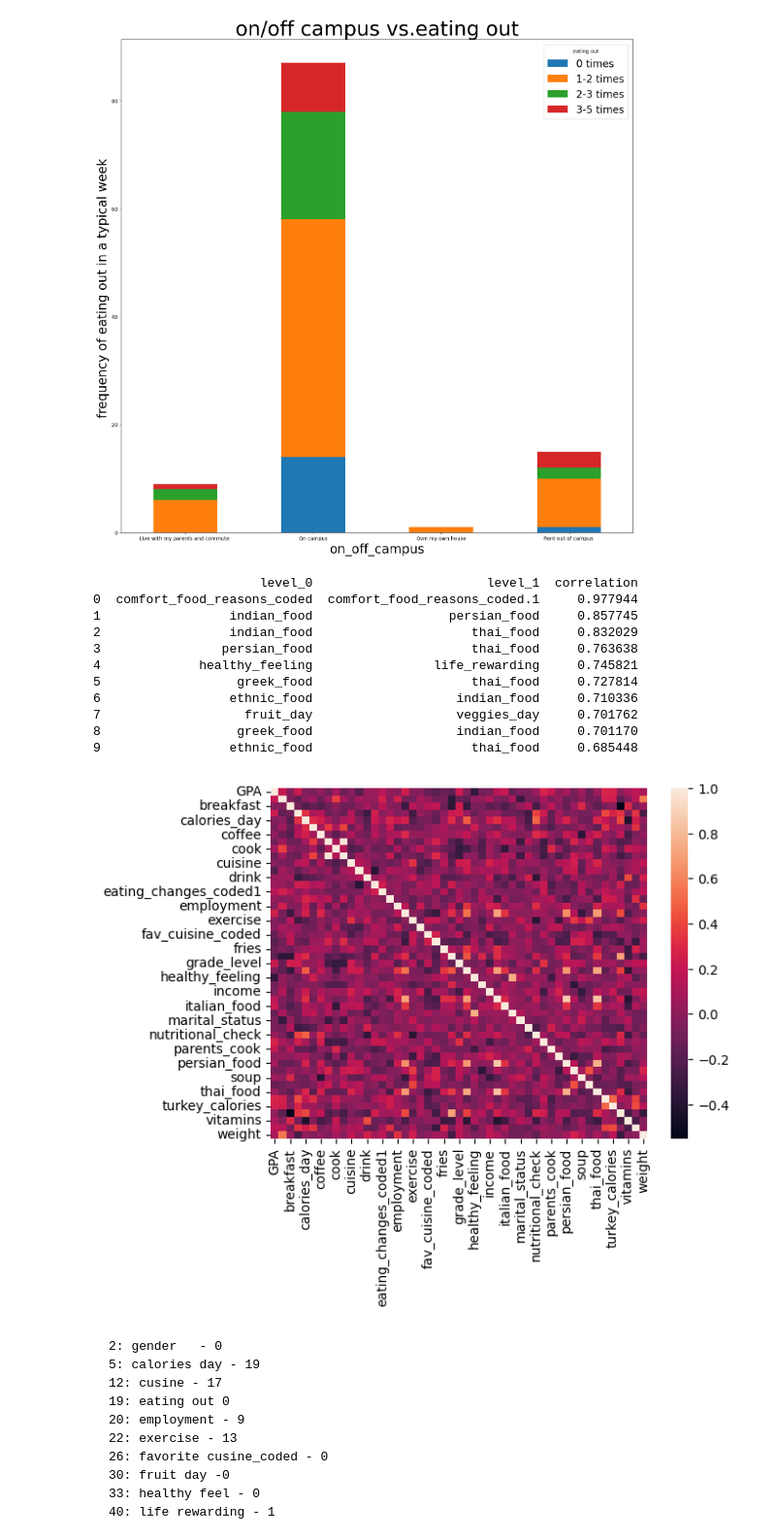
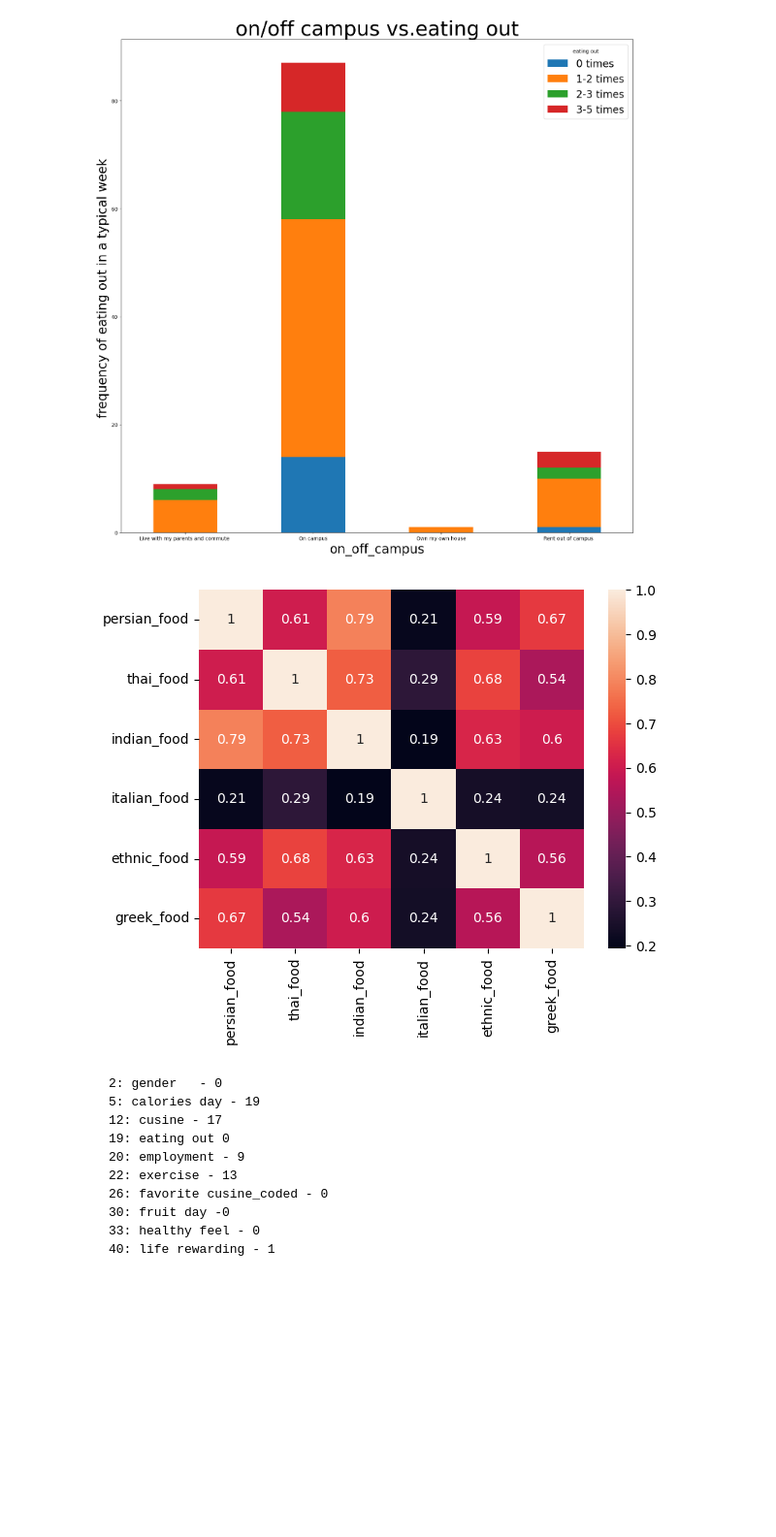
Before and after one commit to leedh7878/DanielLee_Project_Portfolio, a Jupyter notebook: Food_Choice/src/Food_Choice_ Data_Cleansing.ipynb, the cells around one changed output. Shown at 97% size. Cells and saved outputs as stored; diff of their text form; code cells hidden in the pictures; blank space fills up the shorter version.

```diff
--- a/Food_Choice/src/Food_Choice_ Data_Cleansing.ipynb
+++ b/Food_Choice/src/Food_Choice_ Data_Cleansing.ipynb
@@ -789,30 +756,17 @@ plt.show()
 # %%
 data_cuisine = data_cleaning[['persian_food', 'thai_food','indian_food', 'italian_food', 'ethnic_food', 'greek_food']].dropna()
 
-num_corr_matrix = data_cuisine.dropna().corr()
+cuisine_corr_matrix = data_cuisine.dropna().corr()
 
-sns.heatmap(num_corr_matrix)
+sns.heatmap(cuisine_corr_matrix, annot= True)
 
-num_corr_matrix.values[np.tril_indices_from(num_corr_matrix)] = np.nan
+cuisine_corr_matrix.values[np.tril_indices_from(cuisine_corr_matrix)] = np.nan
 
-top_correlations = (num_corr_matrix.stack()
+top_correlations = (cuisine_corr_matrix.stack()
                     .sort_values(ascending=False)
                     .reset_index()
                     .rename(columns={0: 'correlation'})
                     .head(10))
-
-print(top_correlations)
 # %% [output]
-                      level_0                       level_1  correlation
-0  comfort_food_reasons_coded  comfort_food_reasons_coded.1     0.977944
-1                 indian_food                  persian_food     0.857745
-2                 indian_food                     thai_food     0.832029
-3                persian_food                     thai_food     0.763638
-4             healthy_feeling                life_rewarding     0.745821
-5                  greek_food                     thai_food     0.727814
-6                 ethnic_food                   indian_food     0.710336
-7                   fruit_day                   veggies_day     0.701762
-8                  greek_food                   indian_food     0.701170
-9                 ethnic_food                     thai_food     0.685448
-[figure, old version]
+[figure, new version]
 # %% [markdown]
```
Also changed, not shown: parts of 6 cells of this notebook.
